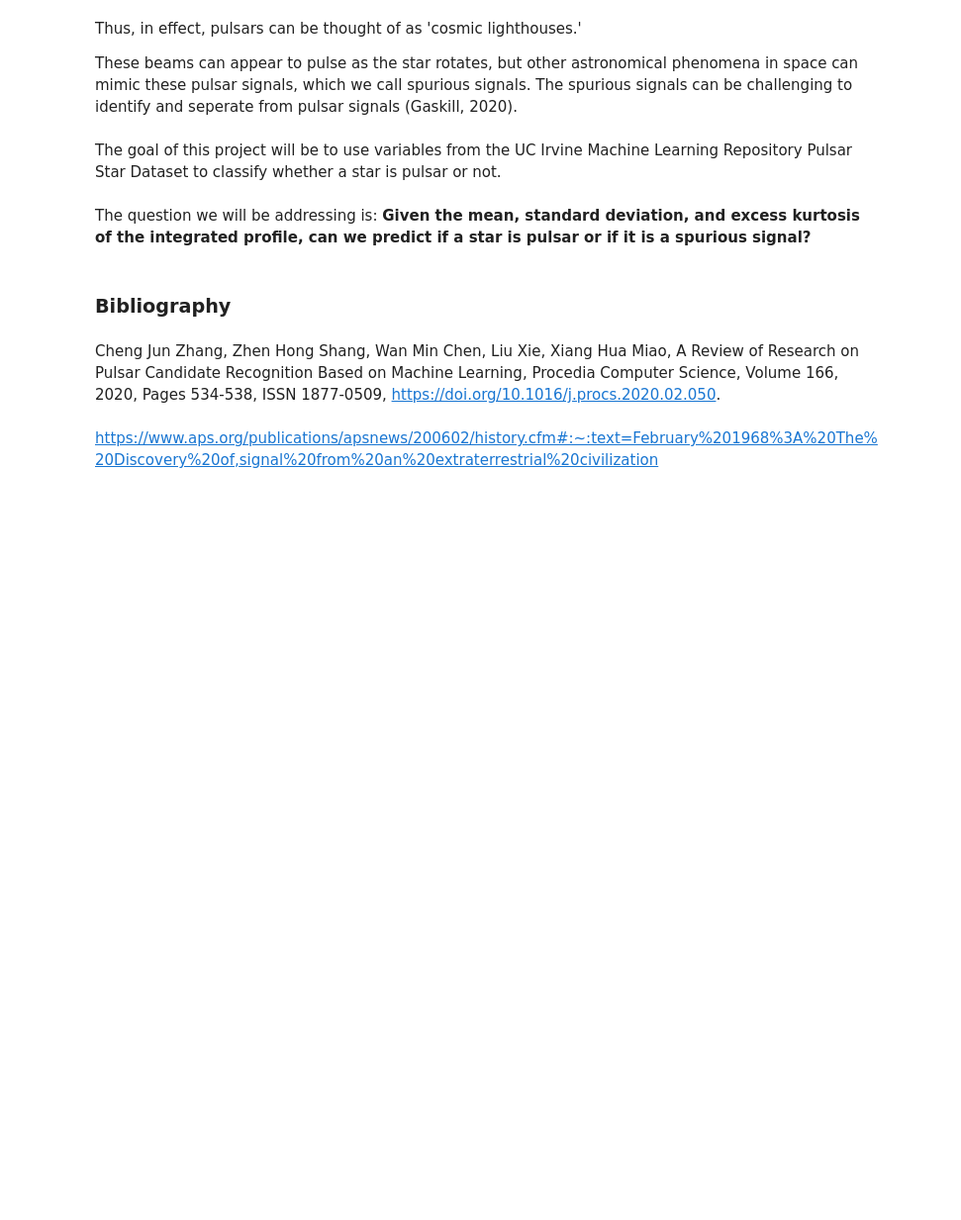
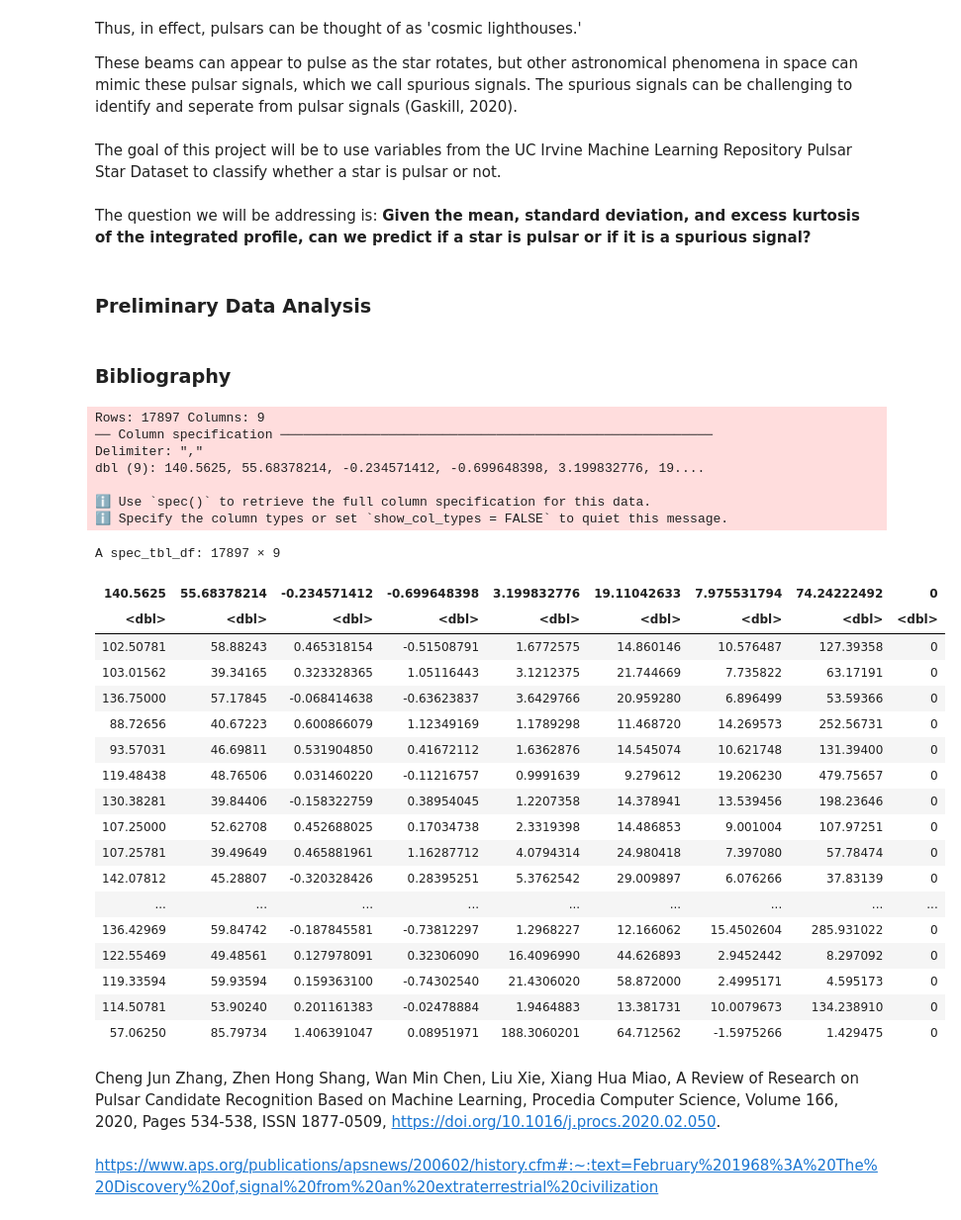
Before and after one commit to loganchan26/DSCI-100-project, a Jupyter notebook: Project proposal.ipynb, the cells around one changed output. Shown at 99% size. Cells and saved outputs as stored; diff of their text form; code cells hidden in the pictures; blank space fills up the shorter version.

Commit message:
Data downloaded
downloaded HTRU2 dataset to data folder

```diff
--- a/Project proposal.ipynb
+++ b/Project proposal.ipynb
@@ -16,8 +16,47 @@ These beams can appear to pulse as the star rotates, but other astronomical phen
 The goal of this project will be to use variables from the UC Irvine Machine Learning Repository Pulsar Star Dataset to classify whether a star is pulsar or not.
 # %% [markdown]
 The question we will be addressing is: **Given the mean, standard deviation, and excess kurtosis of the integrated profile, can we predict if a star is pulsar or if it is a spurious signal?**
+# %% [markdown]
+### Preliminary Data Analysis
 # %% [markdown]
 ### Bibliography
+# %%
+## Load libraries
+library(tidyverse)
+library(repr)
+library(tidymodels)
+
+## Download dataset from the internet
+url <- "https://raw.githubusercontent.com/loganchan26/DSCI-100-project-group10-18/master/HTRU_2.csv"
+download.file(url, "data/pulsar_data.csv")
+read_csv("data/pulsar_data.csv")
+# %% [output]
+Rows: 17897 Columns: 9
+── Column specification ────────────────────────────────────────────────────────
+Delimiter: ","
+dbl (9): 140.5625, 55.68378214, -0.234571412, -0.699648398, 3.199832776, 19....
+
+ℹ Use `spec()` to retrieve the full column specification for this data.
+ℹ Specify the column types or set `show_col_types = FALSE` to quiet this message.
+A spec_tbl_df: 17897 × 9
+| 140.5625 | 55.68378214 | -0.234571412 | -0.699648398 | 3.199832776 | 19.11042633 | 7.975531794 | 74.24222492 | 0 |
+| <dbl> | <dbl> | <dbl> | <dbl> | <dbl> | <dbl> | <dbl> | <dbl> | <dbl> |
+| 102.50781 | 58.88243 | 0.465318154 | -0.51508791 | 1.6772575 | 14.860146 | 10.576487 | 127.39358 | 0 |
+| 103.01562 | 39.34165 | 0.323328365 | 1.05116443 | 3.1212375 | 21.744669 | 7.735822 | 63.17191 | 0 |
+| 136.75000 | 57.17845 | -0.068414638 | -0.63623837 | 3.6429766 | 20.959280 | 6.896499 | 53.59366 | 0 |
+| 88.72656 | 40.67223 | 0.600866079 | 1.12349169 | 1.1789298 | 11.468720 | 14.269573 | 252.56731 | 0 |
+| 93.57031 | 46.69811 | 0.531904850 | 0.41672112 | 1.6362876 | 14.545074 | 10.621748 | 131.39400 | 0 |
+| 119.48438 | 48.76506 | 0.031460220 | -0.11216757 | 0.9991639 | 9.279612 | 19.206230 | 479.75657 | 0 |
+| 130.38281 | 39.84406 | -0.158322759 | 0.38954045 | 1.2207358 | 14.378941 | 13.539456 | 198.23646 | 0 |
+| 107.25000 | 52.62708 | 0.452688025 | 0.17034738 | 2.3319398 | 14.486853 | 9.001004 | 107.97251 | 0 |
+| 107.25781 | 39.49649 | 0.465881961 | 1.16287712 | 4.0794314 | 24.980418 | 7.397080 | 57.78474 | 0 |
+| 142.07812 | 45.28807 | -0.320328426 | 0.28395251 | 5.3762542 | 29.009897 | 6.076266 | 37.83139 | 0 |
+| ... | ... | ... | ... | ... | ... | ... | ... | ... |
+| 136.42969 | 59.84742 | -0.187845581 | -0.73812297 | 1.2968227 | 12.166062 | 15.4502604 | 285.931022 | 0 |
+| 122.55469 | 49.48561 | 0.127978091 | 0.32306090 | 16.4096990 | 44.626893 | 2.9452442 | 8.297092 | 0 |
+| 119.33594 | 59.93594 | 0.159363100 | -0.74302540 | 21.4306020 | 58.872000 | 2.4995171 | 4.595173 | 0 |
+| 114.50781 | 53.90240 | 0.201161383 | -0.02478884 | 1.9464883 | 13.381731 | 10.0079673 | 134.238910 | 0 |
+| 57.06250 | 85.79734 | 1.406391047 | 0.08951971 | 188.3060201 | 64.712562 | -1.5975266 | 1.429475 | 0 |
 # %% [markdown]
 Cheng Jun Zhang, Zhen Hong Shang, Wan Min Chen, Liu Xie, Xiang Hua Miao, A Review of Research on Pulsar Candidate Recognition Based on Machine Learning, Procedia Computer Science, Volume 166, 2020, Pages 534-538, ISSN 1877-0509, https://doi.org/10.1016/j.procs.2020.02.050.
 # %% [markdown]
```
Also changed, not shown: 1 other file.
